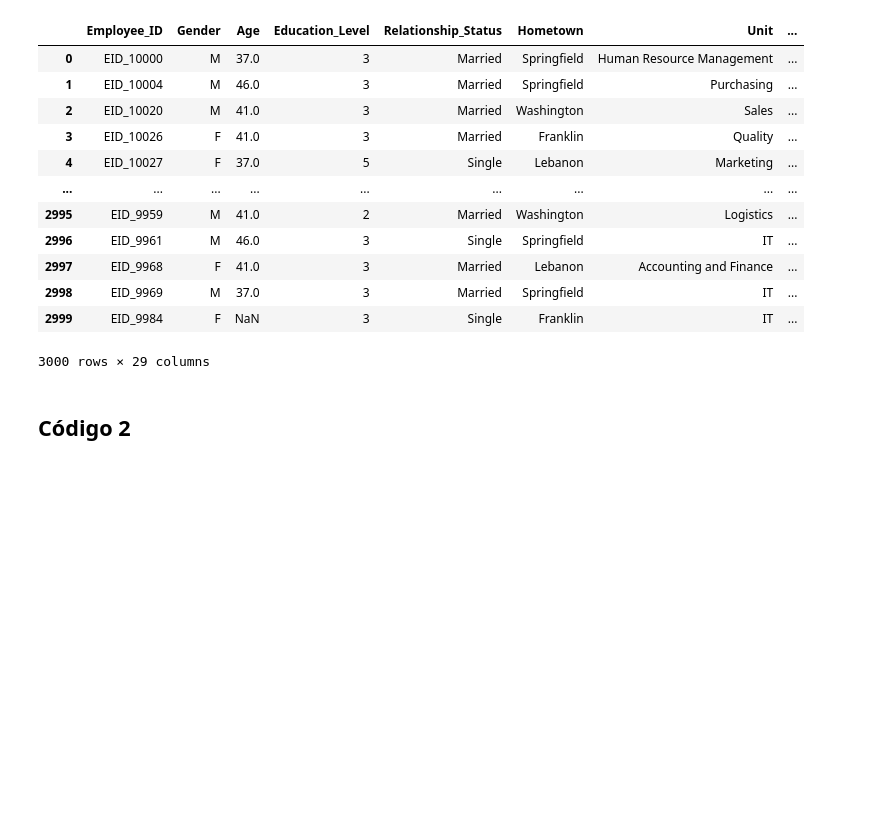
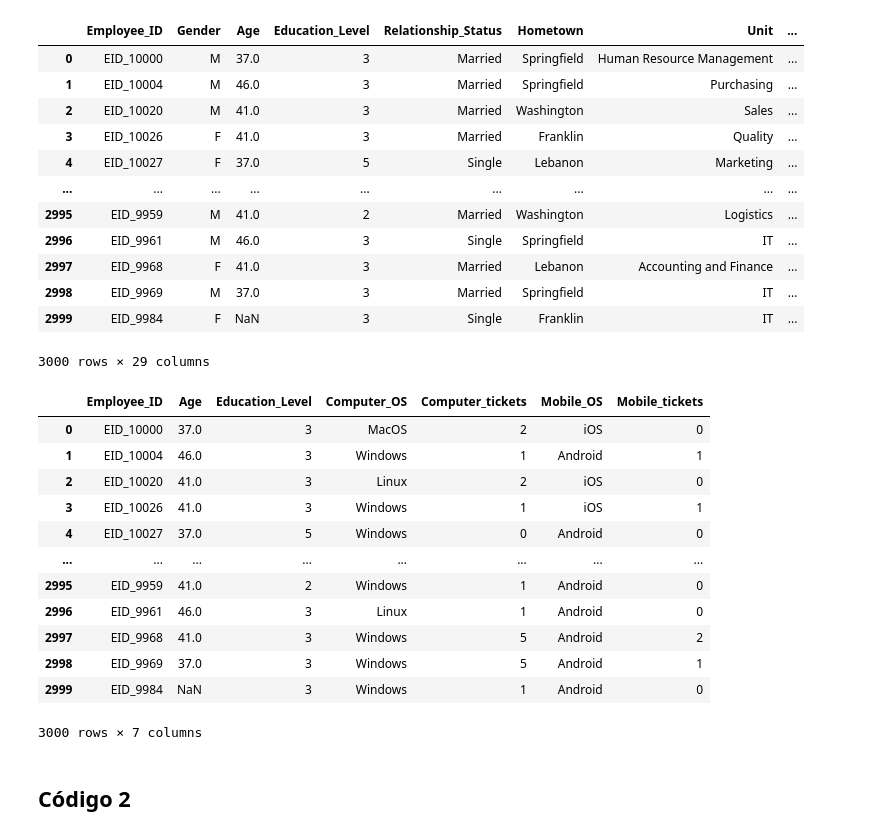
Before and after one commit to jcml002/Reto6, a Jupyter notebook: DS_JCML_RETO.ipynb, the cells around one changed output. Cells and saved outputs as stored; diff of their text form; code cells hidden in the pictures; blank space fills up the shorter version.

```diff
--- a/DS_JCML_RETO.ipynb
+++ b/DS_JCML_RETO.ipynb
@@ -48,6 +38,29 @@ df_merged
 | 2998 | EID_9969 | M | 37.0 | 3 | Married | Springfield | IT | ... |
 | 2999 | EID_9984 | F | NaN | 3 | Single | Franklin | IT | ... |
 3000 rows × 29 columns
+# %%
+
+#df_merged.info()
+
+# Seleccionar columnas
+columnas_a_mantener = ['Employee_ID','Age','Education_Level',' Computer_OS',' Computer_tickets',' Mobile_OS',' Mobile_tickets']
+df_final = df_merged[columnas_a_mantener]
+
+df_final
+# %% [output]
+|  | Employee_ID | Age | Education_Level | Computer_OS | Computer_tickets | Mobile_OS | Mobile_tickets |
+| 0 | EID_10000 | 37.0 | 3 | MacOS | 2 | iOS | 0 |
+| 1 | EID_10004 | 46.0 | 3 | Windows | 1 | Android | 1 |
+| 2 | EID_10020 | 41.0 | 3 | Linux | 2 | iOS | 0 |
+| 3 | EID_10026 | 41.0 | 3 | Windows | 1 | iOS | 1 |
+| 4 | EID_10027 | 37.0 | 5 | Windows | 0 | Android | 0 |
+| ... | ... | ... | ... | ... | ... | ... | ... |
+| 2995 | EID_9959 | 41.0 | 2 | Windows | 1 | Android | 0 |
+| 2996 | EID_9961 | 46.0 | 3 | Linux | 1 | Android | 0 |
+| 2997 | EID_9968 | 41.0 | 3 | Windows | 5 | Android | 2 |
+| 2998 | EID_9969 | 37.0 | 3 | Windows | 5 | Android | 1 |
+| 2999 | EID_9984 | NaN | 3 | Windows | 1 | Android | 0 |
+3000 rows × 7 columns
 # %% [markdown]
 ## Código 2
 # %%
```
Also changed, not shown: parts of 2 cells of this notebook.
